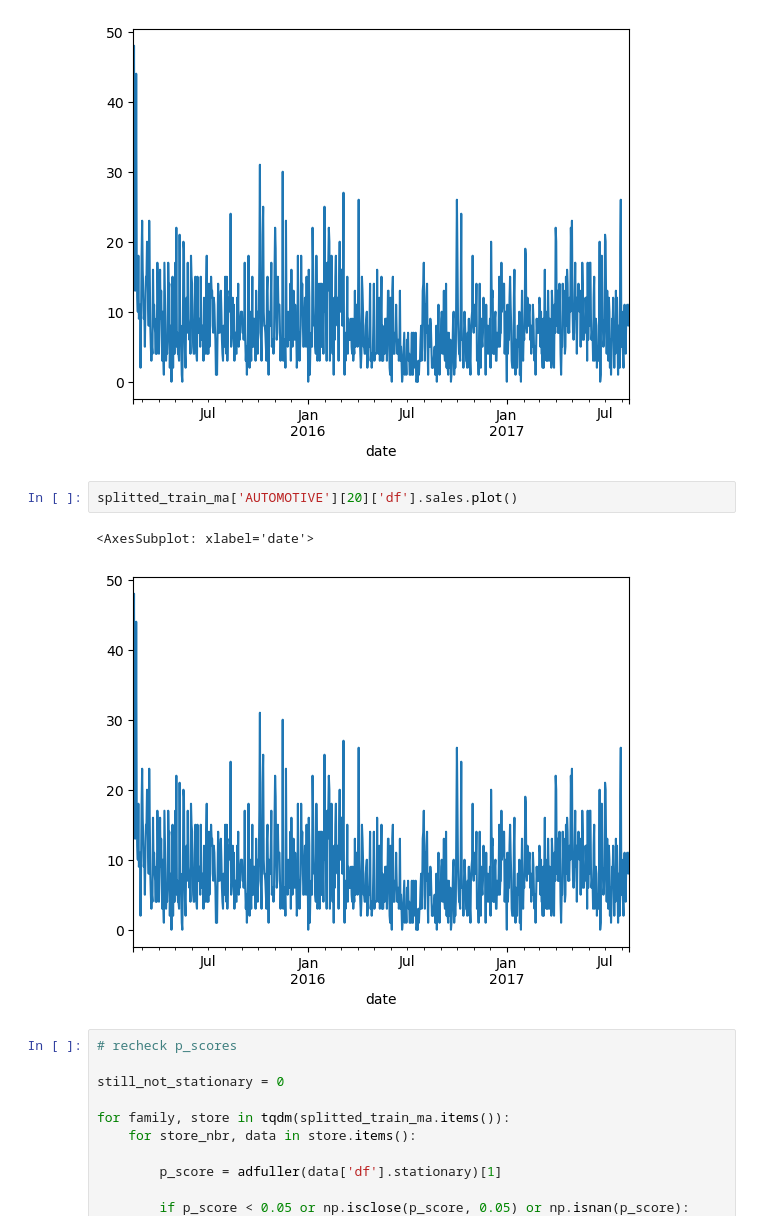
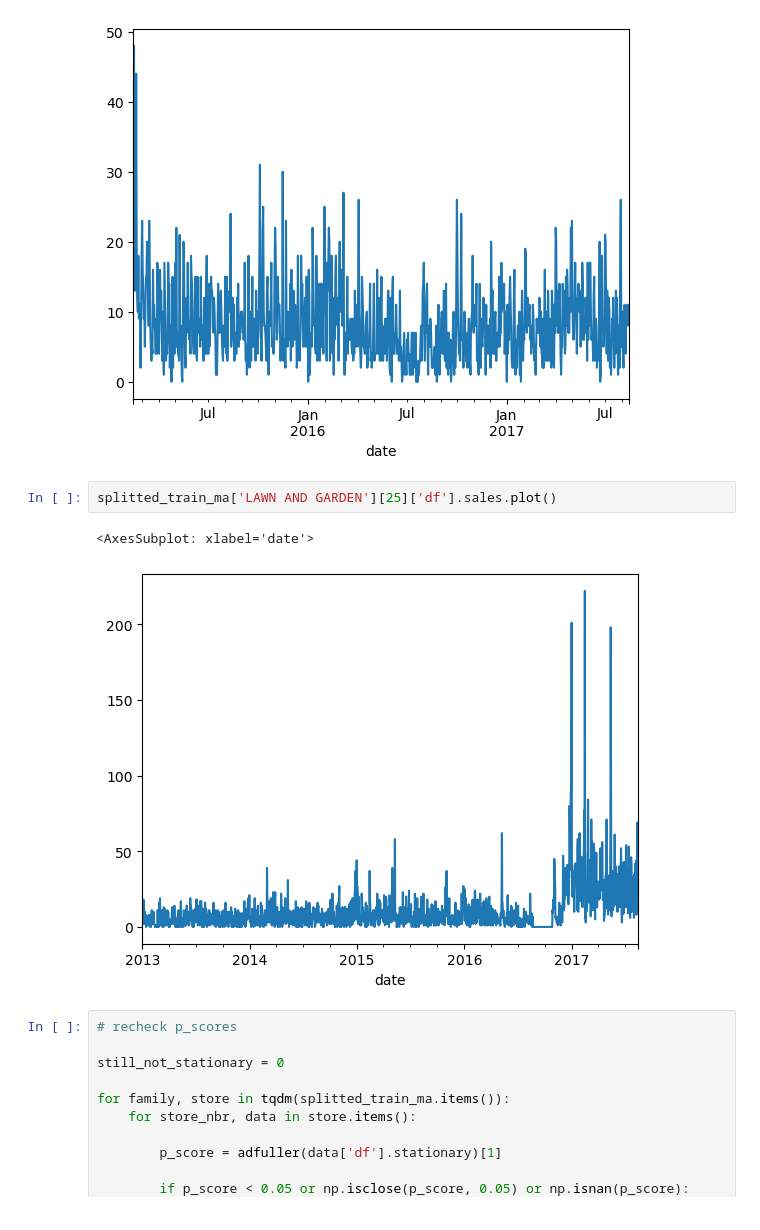
Before and after one commit to lkno0705/IndustrialApplicationsofAI, a Jupyter notebook: secondary-sector/practical-supply-chain-management/Sales-Forecasting.ipynb, the cells around one changed output. Cells and saved outputs as stored; diff of their text form.

```diff
--- a/secondary-sector/practical-supply-chain-management/Sales-Forecasting.ipynb
+++ b/secondary-sector/practical-supply-chain-management/Sales-Forecasting.ipynb
@@ -468,10 +468,10 @@ splitted_train_ma['AUTOMOTIVE'][20]['df'].stationary.plot() # TODO: The 0 sequen
 <AxesSubplot: xlabel='date'>
 [figure]
 # %%
-splitted_train_ma['AUTOMOTIVE'][20]['df'].sales.plot()
+splitted_train_ma['LAWN AND GARDEN'][25]['df'].sales.plot()
 # %% [output]
 <AxesSubplot: xlabel='date'>
-[figure, old version]
+[figure, new version]
 # %%
 # recheck p_scores
 
```
Also changed, not shown: parts of 17 cells of this notebook, 3 other files.
